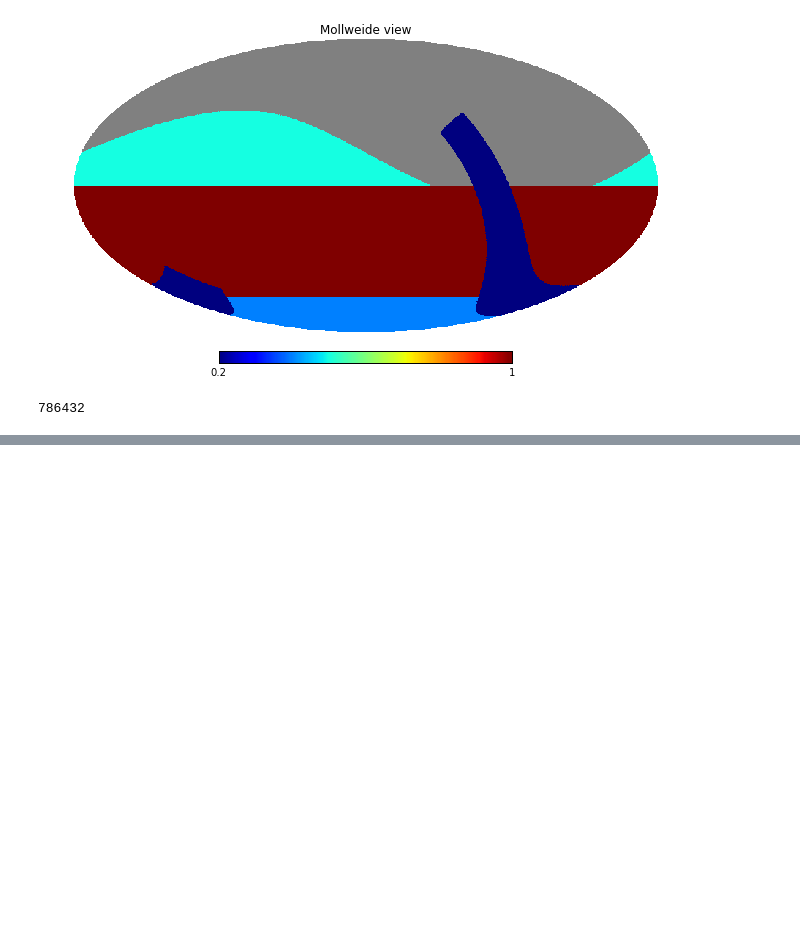
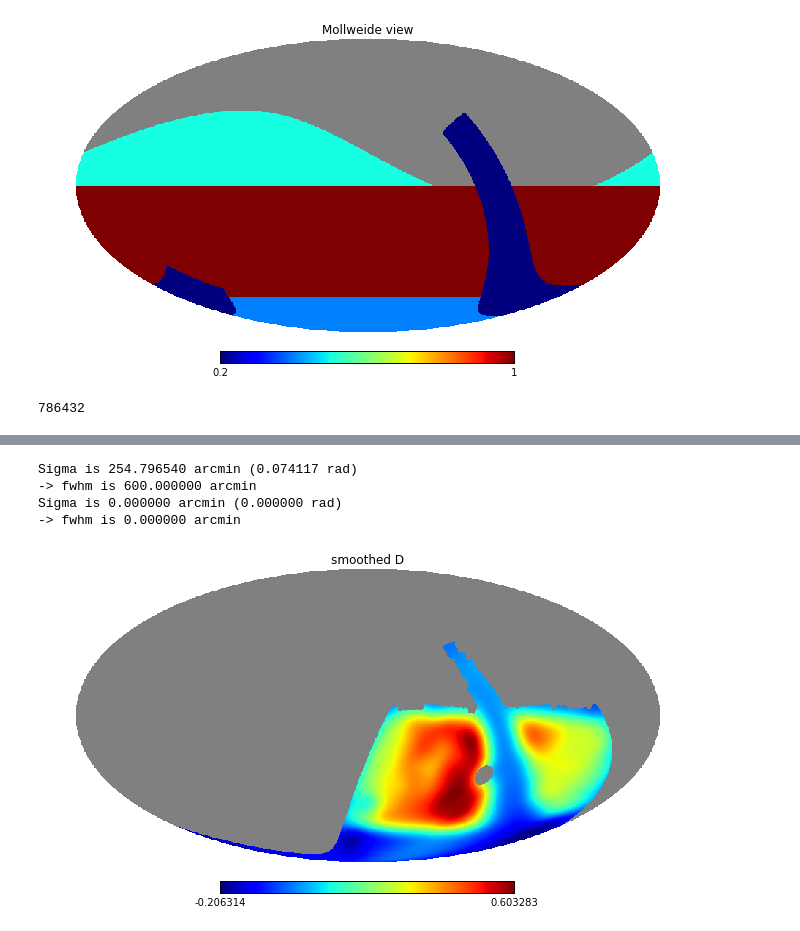
Before and after one commit to yoachim/ScratchStuff, a Jupyter notebook: sched_region_define/Define_regions.ipynb, the cells around one changed output, grey strips where cells are left out. Cells and saved outputs as stored; diff of their text form; code cells hidden in the pictures; blank space fills up the shorter version.

```diff
--- a/sched_region_define/Define_regions.ipynb
+++ b/sched_region_define/Define_regions.ipynb
@@ -67,0 +148,9 @@ hp.mollview(regionMap*mask)
+# %%
+smoothD = hp.sphtfunc.smoothing(desireability, fwhm=np.radians(10.))
+hp.mollview(smoothD, title='smoothed D')
+# %% [output]
+Sigma is 254.796540 arcmin (0.074117 rad)
+-> fwhm is 600.000000 arcmin
+Sigma is 0.000000 arcmin (0.000000 rad)
+-> fwhm is 0.000000 arcmin
+[figure, added]
```
Also changed, not shown: parts of 9 cells of this notebook.
